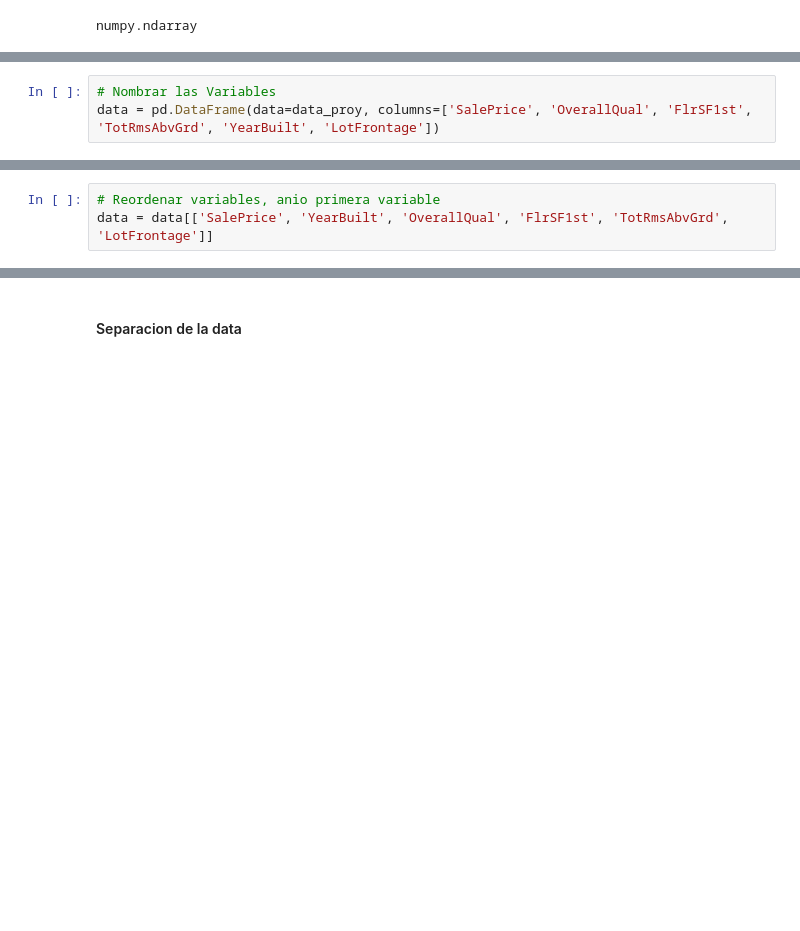
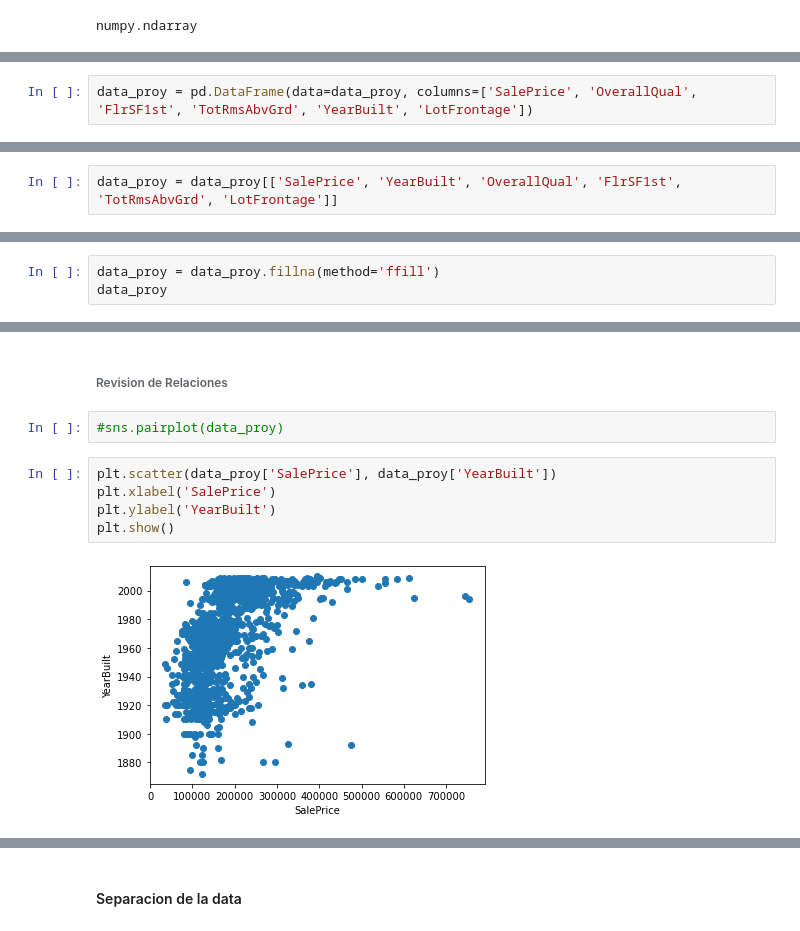
Before and after one commit to ms0827/Proyecto_Final, a Jupyter notebook: Proyecto_final.ipynb, the cells around one changed output, grey strips where cells are left out. Saved outputs shown, nothing was run; the diff lists cells and outputs as text; blank space fills up the shorter version.

```diff
--- a/Proyecto_final.ipynb
+++ b/Proyecto_final.ipynb
@@ -55,3 +61,2 @@ numpy.ndarray
 # %%
-# Nombrar las Variables
-data = pd.DataFrame(data=data_proy, columns=['SalePrice', 'OverallQual', 'FlrSF1st', 'TotRmsAbvGrd', 'YearBuilt', 'LotFrontage'])
+data_proy = pd.DataFrame(data=data_proy, columns=['SalePrice', 'OverallQual', 'FlrSF1st', 'TotRmsAbvGrd', 'YearBuilt', 'LotFrontage'])
@@ -58,3 +65,2 @@ data = pd.DataFrame(data=data_proy, columns=['SalePrice', 'OverallQual', 'FlrSF1
 # %%
-# Reordenar variables, anio primera variable
-data = data[['SalePrice', 'YearBuilt', 'OverallQual', 'FlrSF1st', 'TotRmsAbvGrd', 'LotFrontage']]
+data_proy = data_proy[['SalePrice', 'YearBuilt', 'OverallQual', 'FlrSF1st', 'TotRmsAbvGrd', 'LotFrontage']]
@@ -111,0 +81,3 @@ data.head()
+# %%
+data_proy = data_proy.fillna(method='ffill')
+data_proy
@@ -111,0 +119,11 @@ data.head()
+# %% [markdown]
+###### Revision de Relaciones
+# %%
+#sns.pairplot(data_proy)
+# %%
+plt.scatter(data_proy['SalePrice'], data_proy['YearBuilt'])
+plt.xlabel('SalePrice')
+plt.ylabel('YearBuilt')
+plt.show()
+# %% [output]
+[figure, added]
```
Also changed, not shown: parts of 123 cells of this notebook.
